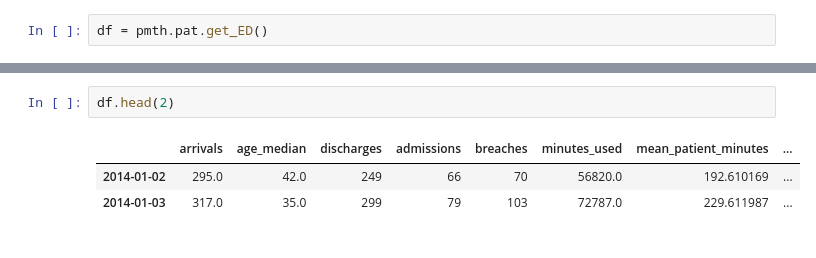
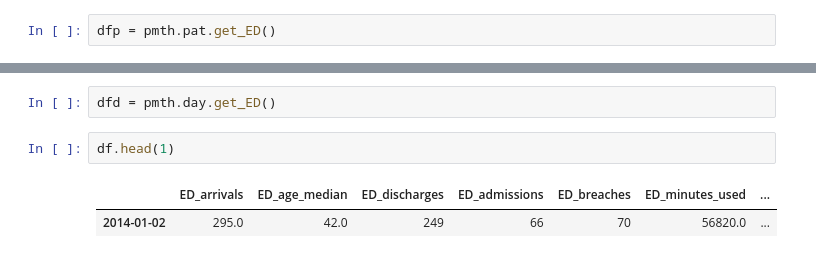
Before and after one commit to BradKeogh/flosp, a Jupyter notebook: pmthMAIN.ipynb, the cells around one changed output, grey strips where cells are left out. Saved outputs shown, nothing was run; the diff lists cells and outputs as text.

```diff
--- a/pmthMAIN.ipynb
+++ b/pmthMAIN.ipynb
@@ -28,2 +26,2 @@ Missing:  pmthIPmon.pkl
 # %%
-df = pmth.pat.get_ED()
+dfp = pmth.pat.get_ED()
@@ -30,6 +34,7 @@ df = pmth.pat.get_ED()
+# %%
+dfd = pmth.day.get_ED()
 # %%
-df.head(2)
+df.head(1)
 # %% [output]
-|  | arrivals | age_median | discharges | admissions | breaches | minutes_used | mean_patient_minutes | ... |
-| 2014-01-02 | 295.0 | 42.0 | 249 | 66 | 70 | 56820.0 | 192.610169 | ... |
-| 2014-01-03 | 317.0 | 35.0 | 299 | 79 | 103 | 72787.0 | 229.611987 | ... |
+|  | ED_arrivals | ED_age_median | ED_discharges | ED_admissions | ED_breaches | ED_minutes_used | ... |
+| 2014-01-02 | 295.0 | 42.0 | 249 | 66 | 70 | 56820.0 | ... |
```
Also changed, not shown: parts of 22 cells of this notebook, 5 other files.
